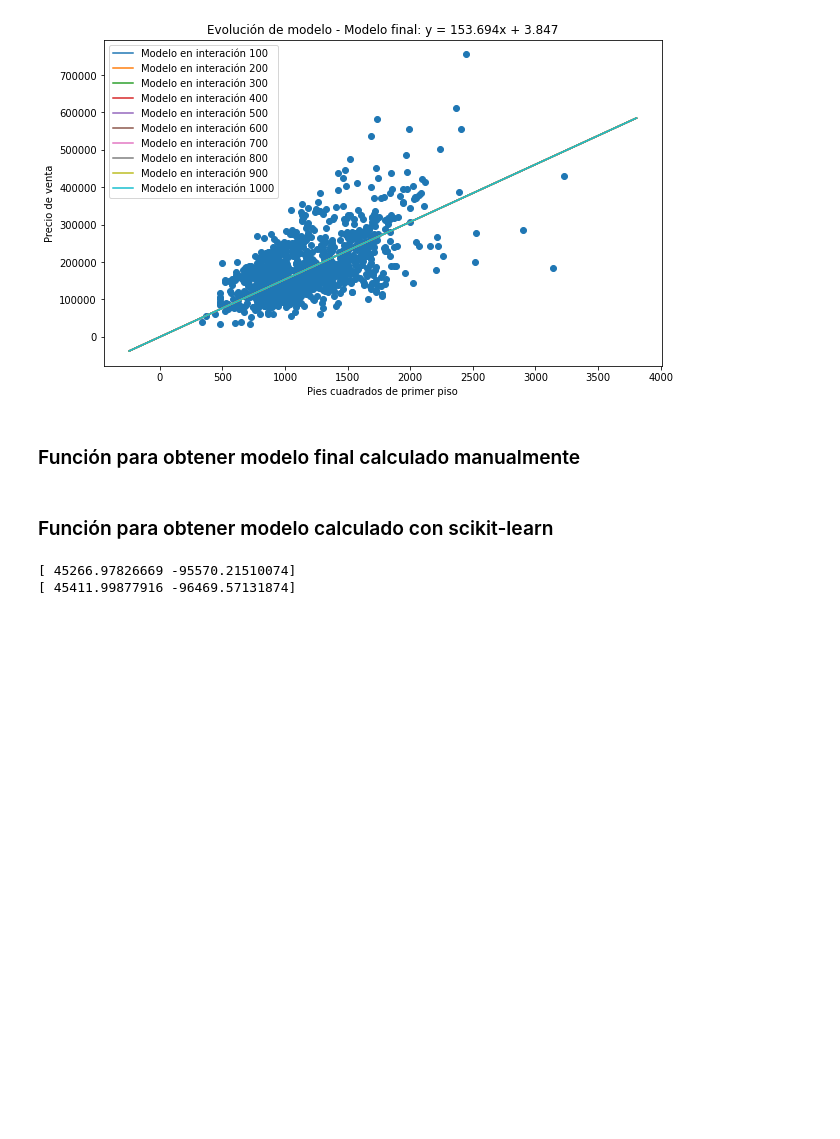
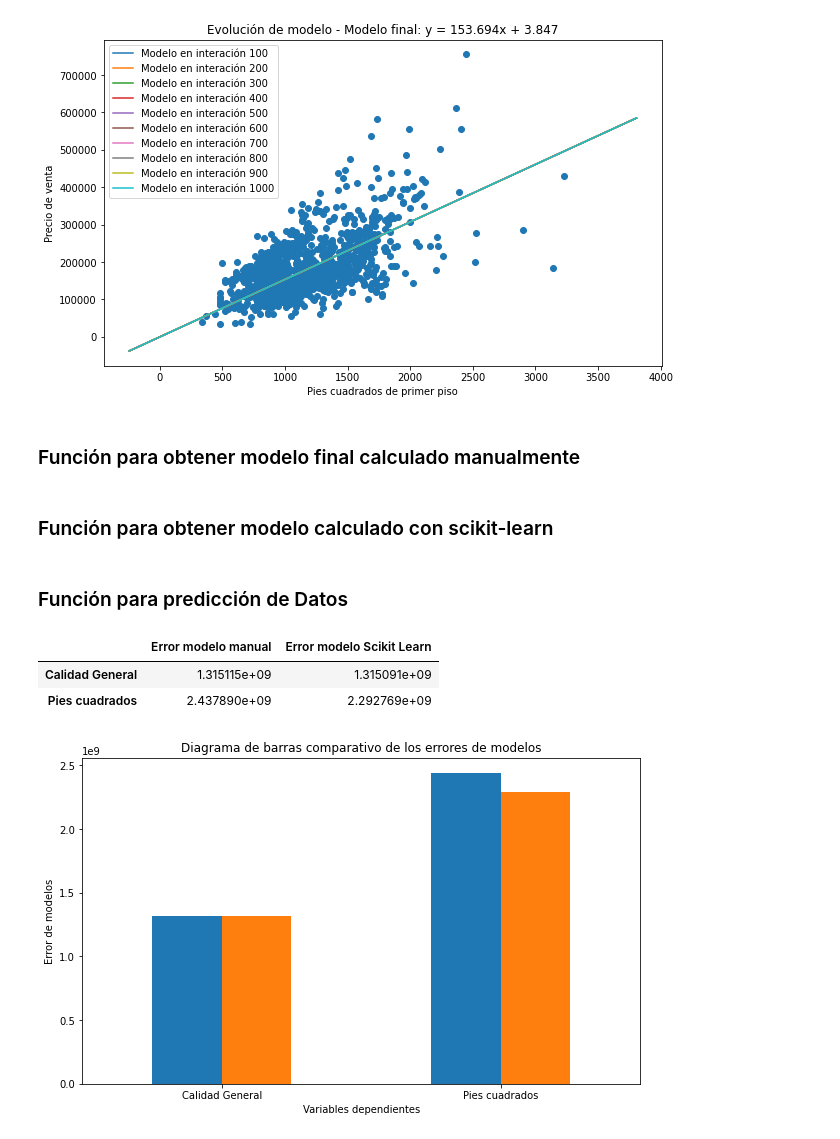
Before and after one commit to DanyDiaz/python-ciencia-de-datos, a Jupyter notebook: Proyecto Final/Proyecto_Final_DanyDiaz.ipynb, the cells around one changed output. Saved outputs shown, nothing was run; the diff lists cells and outputs as text; code cells hidden in the pictures; blank space fills up the shorter version.

Commit message:
feat: Agregar funciones para calcular modelos, errores de predicciones y gráficas de errores.

```diff
--- a/Proyecto Final/Proyecto_Final_DanyDiaz.ipynb
+++ b/Proyecto Final/Proyecto_Final_DanyDiaz.ipynb
@@ -176,7 +186,7 @@ def entrenarModeloRegresionLineal(x, y, epochs = 100, imprimir_error_cada = 10,
     for i in range(epochs):
         # Calcular vector y_hat = m * x + b
         y_hat = np.matmul(vectorMb, matrizX)
-        error = np.mean(np.power(y - y_hat,2)) * 0.5
+        error = calcularError(y, y_hat)
         vGradiente = np.mean((y_hat - y) * matrizX, axis=1)
         vectorMb = vectorMb - lr * vGradiente
         vError[i] = error
@@ -298,9 +308,52 @@ def obtenerModeloSklearn(x,y):
     x = x.reshape(-1,1)
     reg = LinearRegression().fit(x,y)
     return np.array([reg.coef_[0], reg.intercept_])
-# %%
-print(obtenerModeloManualFinal(datosEntrenamiento[:,1],datosEntrenamiento[:,0],2000,0.0498))
-print(obtenerModeloSklearn(datosEntrenamiento[:,1],datosEntrenamiento[:,0]))
-# %% [output]
-[ 45266.97826669 -95570.21510074]
-[ 45411.99877916 -96469.57131874]
+# %% [markdown]
+### Función para predicción de Datos
+# %%
+def predecirDatos(primerModelo, segundoModelo, x):
+    primeraPrediccion = x * primerModelo[0] + primerModelo[1]
+    segundaPrediccion = x * segundoModelo[0] + segundoModelo[1]
+    prediccionPromedio = (primeraPrediccion + segundaPrediccion) / 2
+
+    return primeraPrediccion, segundaPrediccion, prediccionPromedio
+# %%
+# Variables para cálculo de modelos
+vPrecio = datosEntrenamiento[:,0]
+vCalidad = datosEntrenamiento[:,1]
+vPies = datosEntrenamiento[:,2]
+
+# Variables para datos de validación
+vPrecioValidacion = datosValidacion[:,0]
+vCalidadValidacion = datosValidacion[:,1]
+vPiesValidacion = datosValidacion[:,2]
+
+# Calcular modelos para calidad general
+modManual = obtenerModeloManualFinal(vCalidad, vPrecio, 2000, 0.0498)
+modSklearn = obtenerModeloSklearn(vCalidad, vPrecio)
+prediccionesPrecioDesdeCalidad = np.array(predecirDatos(modManual, modSklearn, vCalidadValidacion))
+
+# Calcular modelos para pies cuadrados
+modManual = obtenerModeloManualFinal(vPies, vPrecio, 1000, 0.0000013)
+modSklearn = obtenerModeloSklearn(vPies, vPrecio)
+prediccionesPrecioDesdePies = np.array(predecirDatos(modManual, modSklearn, vPiesValidacion))
+# %%
+# Calcular error de predicciones
+vErrorDesdeCalidad = calcularError(vPrecioValidacion, prediccionesPrecioDesdeCalidad)
+vErrorDesdePies = calcularError(vPrecioValidacion, prediccionesPrecioDesdePies)
+
+# Graficar errores en un histograma y compararlo
+df = pd.DataFrame([vErrorDesdeCalidad[:2], vErrorDesdePies[:2]], index=['Calidad General', 'Pies cuadrados'], \
+                  columns=['Error modelo manual', 'Error modelo Scikit Learn'])
+display(df)
+ax = df.plot(kind='bar', figsize=(10,6),legend=False)
+plt.xlabel('Variables dependientes')
+plt.ylabel('Error de modelos')
+ax.set_xticklabels(df.index, rotation=0)
+plt.title('Diagrama de barras comparativo de los errores de modelos')
+plt.show()
+# %% [output]
+|  | Error modelo manual | Error modelo Scikit Learn |
+| Calidad General | 1.315115e+09 | 1.315091e+09 |
+| Pies cuadrados | 2.437890e+09 | 2.292769e+09 |
+[figure, added]
```
Also changed, not shown: parts of 3 cells of this notebook.
